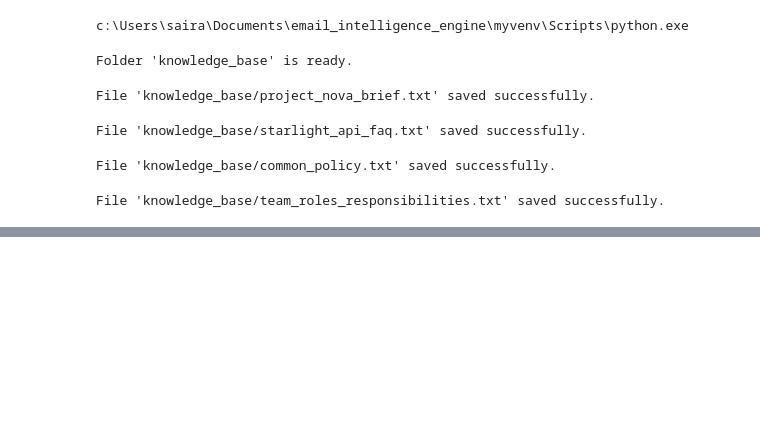
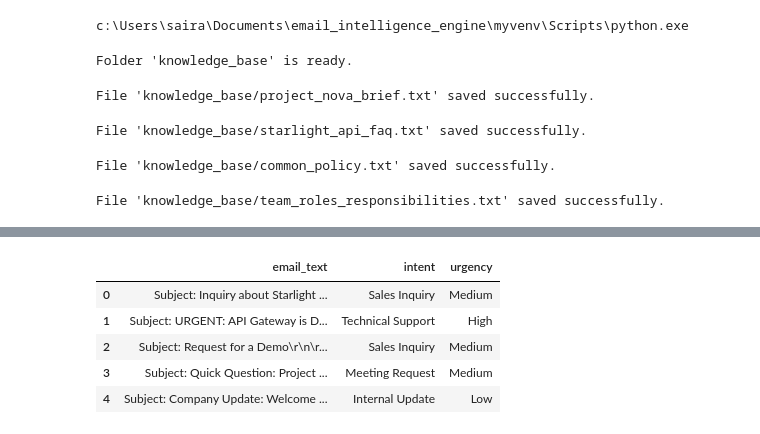
Before and after one commit to pspandana/ai-email-intelligence-engine, a Jupyter notebook: my_first_notebook.ipynb, the cells around one changed output, grey strips where cells are left out. Saved outputs shown, nothing was run; the diff lists cells and outputs as text; code cells hidden in the pictures; blank space fills up the shorter version.

```diff
--- a/my_first_notebook.ipynb
+++ b/my_first_notebook.ipynb
@@ -549,0 +552,13 @@ print(f"File '{file_path}' saved successfully.")
+# %%
+import pandas as pd
+#loading the json file into pandas data frame
+df = pd.read_json('training_data.json')
+# display thre first 5 rows of data
+df.head()
+# %% [output]
+|  | email_text | intent | urgency |
+| 0 | Subject: Inquiry about Starlight ... | Sales Inquiry | Medium |
+| 1 | Subject: URGENT: API Gateway is D... | Technical Support | High |
+| 2 | Subject: Request for a Demo\r\n\r... | Sales Inquiry | Medium |
+| 3 | Subject: Quick Question: Project ... | Meeting Request | Medium |
+| 4 | Subject: Company Update: Welcome ... | Internal Update | Low |
```
Also changed, not shown: parts of 1 cell of this notebook, 4 other files.
